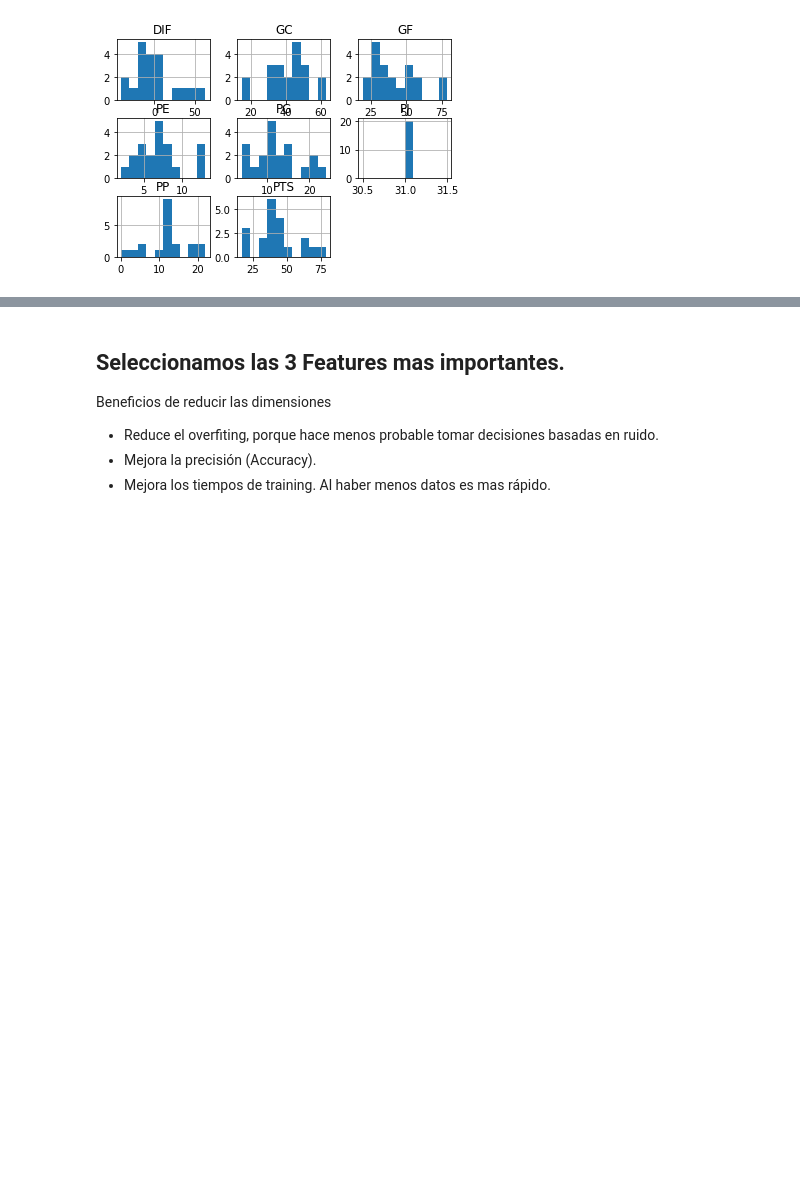
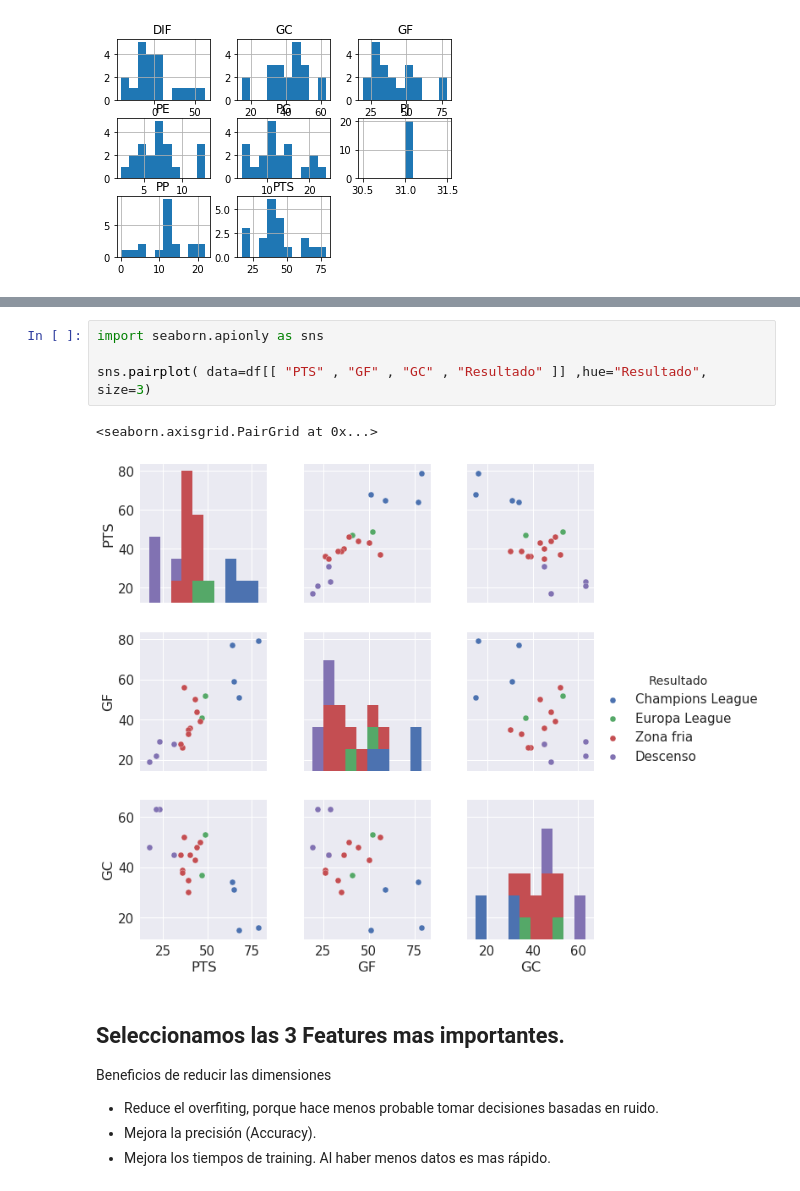
Before and after one commit to jaimevalero/python-machine-learning-book-2nd-edition, a Jupyter notebook: ejercicios/Ejercicio 2 - Feature importances.ipynb, the cells around one changed output, grey strips where cells are left out. Drawn from its saved outputs; the diff is of its cells as text; blank space fills up the shorter version.

Commit message:
Rename and sns plot

```diff
--- a/ejercicios/Ejercicio 2 - Feature importances.ipynb
+++ b/ejercicios/Ejercicio 2 - Feature importances.ipynb
@@ -116,3 +111,10 @@ plt.show()
+# %%
+import seaborn.apionly as sns
+
+sns.pairplot( data=df[[ "PTS" , "GF" , "GC" , "Resultado" ]] ,hue="Resultado", size=3)
+# %% [output]
+<seaborn.axisgrid.PairGrid at 0x...>
+[figure, added]
 # %% [markdown]
 
 ## Seleccionamos las 3 Features mas importantes. ##
```
Also changed, not shown: parts of 2 cells of this notebook, 10 other files.
